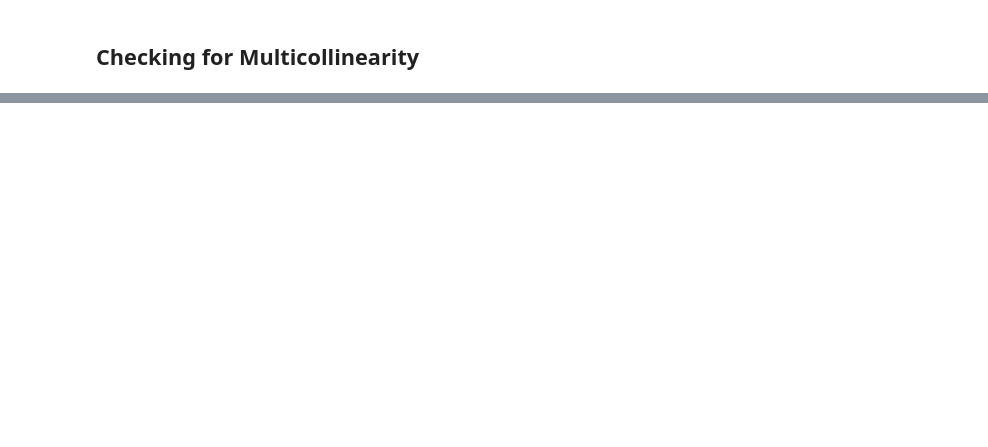
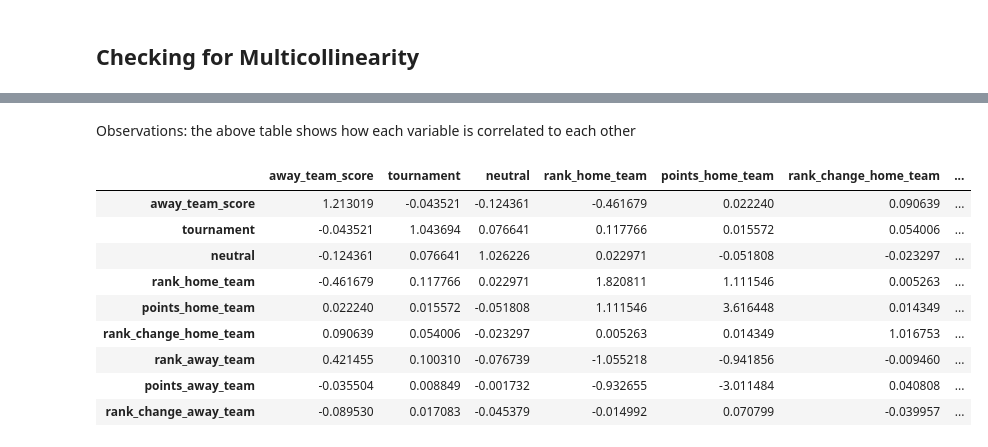
Before and after one commit to nchebet09/Naomi-s-Week-6-IP, a Jupyter notebook: Naomi's_Week_6_IP.ipynb, the cells around one changed output, grey strips where cells are left out. Saved outputs shown, nothing was run; the diff lists cells and outputs as text; code cells hidden in the pictures; blank space fills up the shorter version.

```diff
--- a/Naomi's_Week_6_IP.ipynb
+++ b/Naomi's_Week_6_IP.ipynb
@@ -790,0 +1085,17 @@ plt.show()
+# %% [markdown]
+Observations: the above table shows how each variable is correlated to each other
+# %%
+# let's use the correlations to compute the VIF
+
+pd.DataFrame(np.linalg.inv(correlations.values), index = correlations.index, columns= correlations.columns)
+# %% [output]
+|  | away_team_score | tournament | neutral | rank_home_team | points_home_team | rank_change_home_team | ... |
+| away_team_score | 1.213019 | -0.043521 | -0.124361 | -0.461679 | 0.022240 | 0.090639 | ... |
+| tournament | -0.043521 | 1.043694 | 0.076641 | 0.117766 | 0.015572 | 0.054006 | ... |
+| neutral | -0.124361 | 0.076641 | 1.026226 | 0.022971 | -0.051808 | -0.023297 | ... |
+| rank_home_team | -0.461679 | 0.117766 | 0.022971 | 1.820811 | 1.111546 | 0.005263 | ... |
+| points_home_team | 0.022240 | 0.015572 | -0.051808 | 1.111546 | 3.616448 | 0.014349 | ... |
+| rank_change_home_team | 0.090639 | 0.054006 | -0.023297 | 0.005263 | 0.014349 | 1.016753 | ... |
+| rank_away_team | 0.421455 | 0.100310 | -0.076739 | -1.055218 | -0.941856 | -0.009460 | ... |
+| points_away_team | -0.035504 | 0.008849 | -0.001732 | -0.932655 | -3.011484 | 0.040808 | ... |
+| rank_change_away_team | -0.089530 | 0.017083 | -0.045379 | -0.014992 | 0.070799 | -0.039957 | ... |
```
Also changed, not shown: parts of 34 cells of this notebook.
